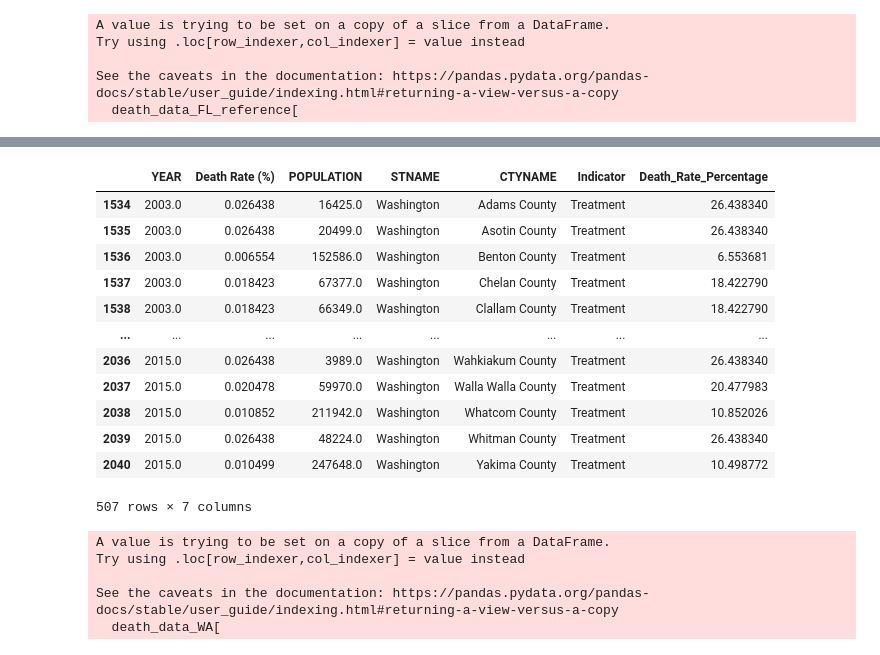
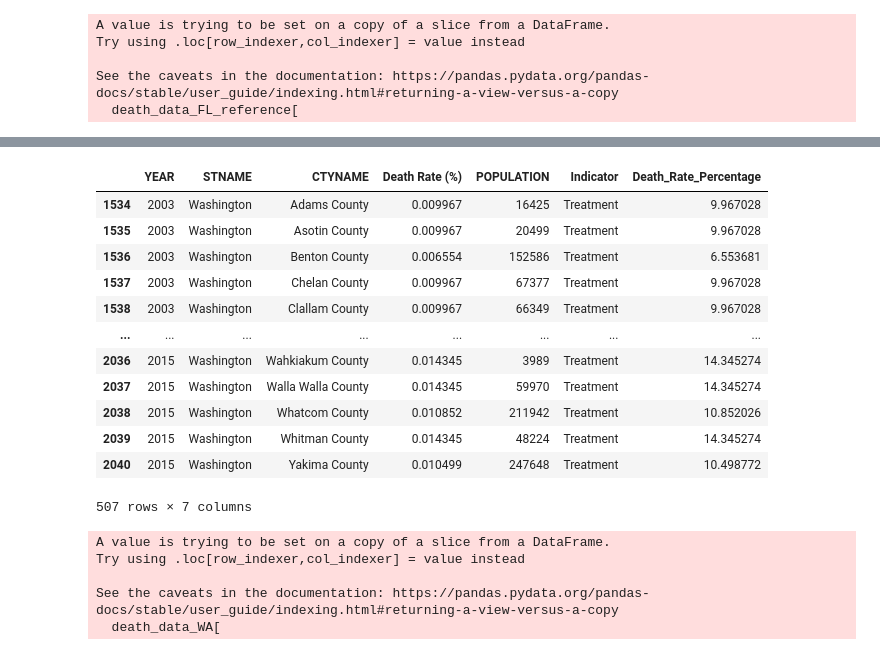
Before and after one commit to YZhu0225/Estimating-the-Impact-of-Opioid-Control-Policies, a Jupyter notebook: 10_code/deaths_diff_in_diff_graphs.ipynb, the cells around one changed output, grey strips where cells are left out. Drawn from its saved outputs; the diff is of its cells as text; code cells hidden in the pictures.

```diff
--- a/10_code/deaths_diff_in_diff_graphs.ipynb
+++ b/10_code/deaths_diff_in_diff_graphs.ipynb
@@ -224,25 +224,25 @@ diff_in_diff_FL.properties(title="Diff-in-Diff Florida Mortality Rate Analysis")
 [interactive output not drawn]
 # %%
 ## Load data from the WA mortality cleansed files
-death_data_load_WA = pd.read_csv('/Users/sukhpreetsahota/Desktop/Duke/Fall 2022/IDS 720.01.F22/Class Project/pds-2022-yellow-team/20_intermediate_files/washington_death_cleaned.csv')
+death_data_load_WA = pd.read_csv('../20_intermediate_files/washington_death_cleaned.csv')
 death_data_load_WA_copy = death_data_load_WA.copy()
 death_data_load_WA_copy['Death_Rate_Percentage'] = death_data_load_WA_copy['Death Rate (%)'] * 1000
 death_data_WA = death_data_load_WA_copy.loc[death_data_load_WA_copy['STNAME']=='Washington']
 death_data_WA_reference = death_data_load_WA_copy.loc[death_data_load_WA_copy['STNAME']!='Washington']
 death_data_WA
 # %% [output]
-|  | YEAR | Death Rate (%) | POPULATION | STNAME | CTYNAME | Indicator | Death_Rate_Percentage |
-| 1534 | 2003.0 | 0.026438 | 16425.0 | Washington | Adams County | Treatment | 26.438340 |
-| 1535 | 2003.0 | 0.026438 | 20499.0 | Washington | Asotin County | Treatment | 26.438340 |
-| 1536 | 2003.0 | 0.006554 | 152586.0 | Washington | Benton County | Treatment | 6.553681 |
-| 1537 | 2003.0 | 0.018423 | 67377.0 | Washington | Chelan County | Treatment | 18.422790 |
-| 1538 | 2003.0 | 0.018423 | 66349.0 | Washington | Clallam County | Treatment | 18.422790 |
+|  | YEAR | STNAME | CTYNAME | Death Rate (%) | POPULATION | Indicator | Death_Rate_Percentage |
+| 1534 | 2003 | Washington | Adams County | 0.009967 | 16425 | Treatment | 9.967028 |
+| 1535 | 2003 | Washington | Asotin County | 0.009967 | 20499 | Treatment | 9.967028 |
+| 1536 | 2003 | Washington | Benton County | 0.006554 | 152586 | Treatment | 6.553681 |
+| 1537 | 2003 | Washington | Chelan County | 0.009967 | 67377 | Treatment | 9.967028 |
+| 1538 | 2003 | Washington | Clallam County | 0.009967 | 66349 | Treatment | 9.967028 |
 | ... | ... | ... | ... | ... | ... | ... | ... |
-| 2036 | 2015.0 | 0.026438 | 3989.0 | Washington | Wahkiakum County | Treatment | 26.438340 |
-| 2037 | 2015.0 | 0.020478 | 59970.0 | Washington | Walla Walla County | Treatment | 20.477983 |
-| 2038 | 2015.0 | 0.010852 | 211942.0 | Washington | Whatcom County | Treatment | 10.852026 |
-| 2039 | 2015.0 | 0.026438 | 48224.0 | Washington | Whitman County | Treatment | 26.438340 |
-| 2040 | 2015.0 | 0.010499 | 247648.0 | Washington | Yakima County | Treatment | 10.498772 |
+| 2036 | 2015 | Washington | Wahkiakum County | 0.014345 | 3989 | Treatment | 14.345274 |
+| 2037 | 2015 | Washington | Walla Walla County | 0.014345 | 59970 | Treatment | 14.345274 |
+| 2038 | 2015 | Washington | Whatcom County | 0.010852 | 211942 | Treatment | 10.852026 |
+| 2039 | 2015 | Washington | Whitman County | 0.014345 | 48224 | Treatment | 14.345274 |
+| 2040 | 2015 | Washington | Yakima County | 0.010499 | 247648 | Treatment | 10.498772 |
 507 rows × 7 columns
 # %%
 ## Transform and Groupby Death Rate by State and Year for WA
```
Also changed, not shown: parts of 5 cells of this notebook, 6 other files.
